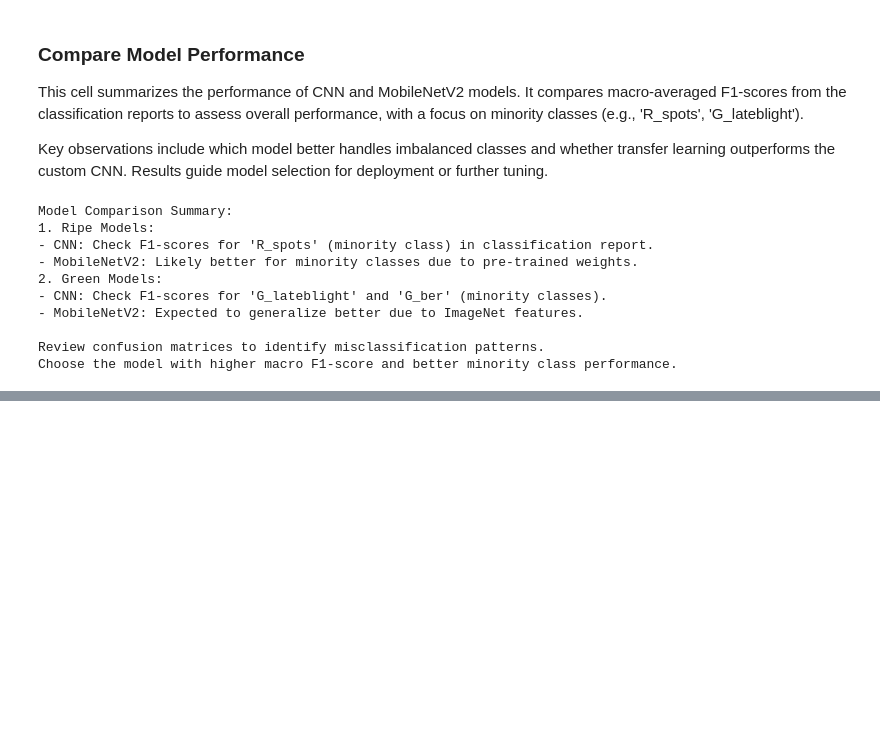
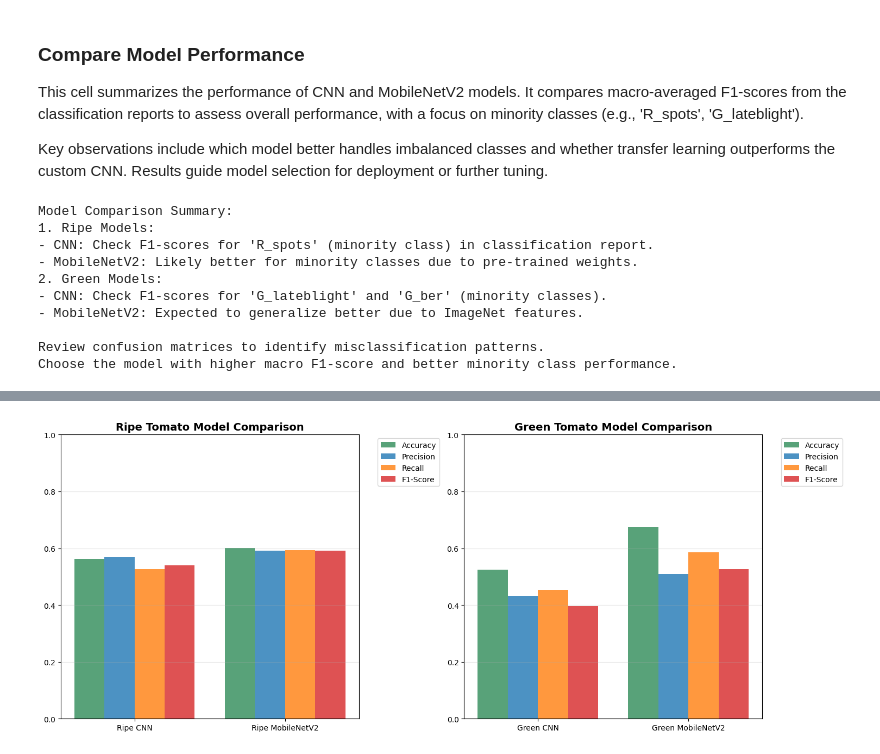
Before and after one commit to ChiriKamau/limaAI, a Jupyter notebook: notebooks/Check_perfomance.ipynb, the cells around one changed output, grey strips where cells are left out. Cells and saved outputs as stored; diff of their text form; code cells hidden in the pictures; blank space fills up the shorter version.

Commit message:
better model

```diff
--- a/notebooks/Check_perfomance.ipynb
+++ b/notebooks/Check_perfomance.ipynb
@@ -240,0 +249,61 @@ Choose the model with higher macro F1-score and better minority class performanc
+# %%
+from sklearn.metrics import precision_recall_fscore_support
+
+# Extract metrics from predictions
+def get_metrics(y_true, y_pred):
+    precision, recall, f1, _ = precision_recall_fscore_support(y_true, y_pred, average='macro')
+    accuracy = np.mean(y_pred == y_true)
+    return accuracy, precision, recall, f1
+
+# Get metrics for all models
+metrics = {}
+for model_name, y_true, y_pred in [
+    ("Ripe CNN", ripe_cnn_true, ripe_cnn_pred),
+    ("Ripe MobileNetV2", ripe_transfer_true, ripe_transfer_pred),
+    ("Green CNN", green_cnn_true, green_cnn_pred),
+    ("Green MobileNetV2", green_transfer_true, green_transfer_pred)
+]:
+    metrics[model_name] = get_metrics(y_true, y_pred)
+
+# Define colors for each metric
+colors = {
+    'Accuracy': '#2E8B57',    # Forest Green
+    'Precision': '#1F77B4',   # Blue
+    'Recall': '#FF7F0E',      # Orange
+    'F1-Score': '#D62728'     # Red
+}
+
+# Create comparison plots
+fig, (ax1, ax2) = plt.subplots(1, 2, figsize=(15, 6))
+
+# Ripe comparison
+ripe_models = ['Ripe CNN', 'Ripe MobileNetV2']
+x = np.arange(len(ripe_models))
+width = 0.2
+
+metrics_list = ['Accuracy', 'Precision', 'Recall', 'F1-Score']
+for i, metric in enumerate(metrics_list):
+    values = [metrics[m][i] for m in ripe_models]
+    ax1.bar(x + i*width, values, width, label=metric, color=colors[metric], alpha=0.8)
+ax1.set_title('Ripe Tomato Model Comparison', fontsize=14, fontweight='bold')
+ax1.set_xticks(x + width*1.5)
+ax1.set_xticklabels(ripe_models, rotation=0)
+ax1.legend(bbox_to_anchor=(1.05, 1), loc='upper left')
+ax1.set_ylim(0, 1)
+ax1.grid(axis='y', alpha=0.3)
+
+# Green comparison
+for i, metric in enumerate(metrics_list):
+    values = [metrics[m][i] for m in ['Green CNN', 'Green MobileNetV2']]
+    ax2.bar(x + i*width, values, width, label=metric, color=colors[metric], alpha=0.8)
+ax2.set_title('Green Tomato Model Comparison', fontsize=14, fontweight='bold')
+ax2.set_xticks(x + width*1.5)
+ax2.set_xticklabels(['Green CNN', 'Green MobileNetV2'], rotation=0)
+ax2.legend(bbox_to_anchor=(1.05, 1), loc='upper left')
+ax2.set_ylim(0, 1)
+ax2.grid(axis='y', alpha=0.3)
+
+plt.tight_layout()
+plt.show()
+# %% [output]
+[figure, added]
```
Also changed, not shown: parts of 6 cells of this notebook.
